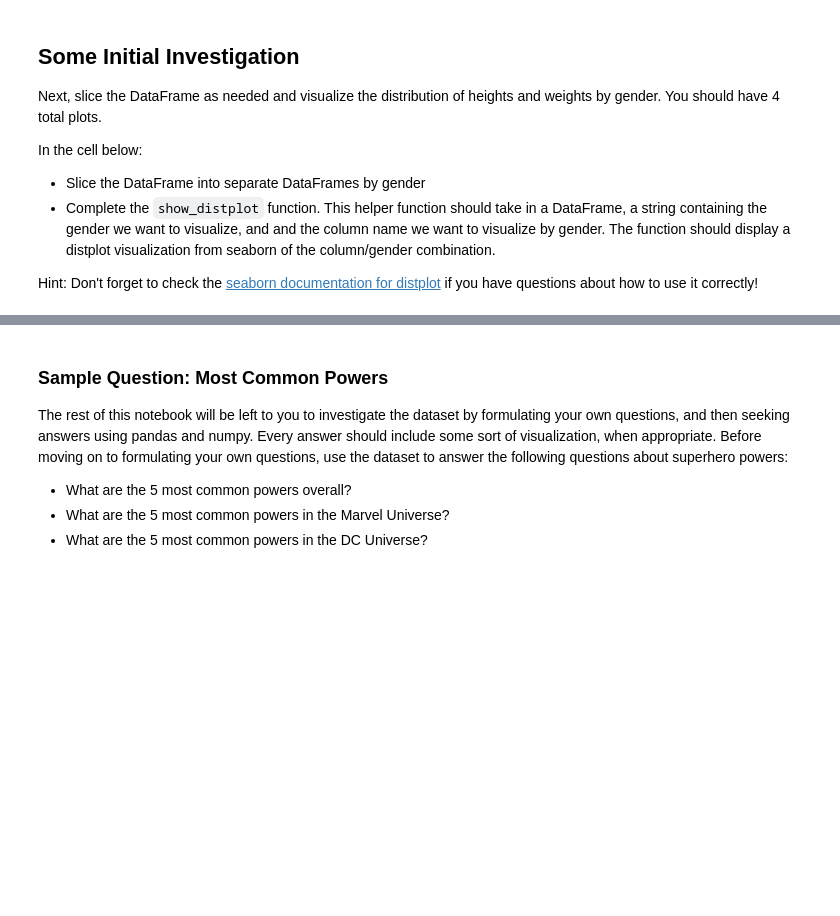
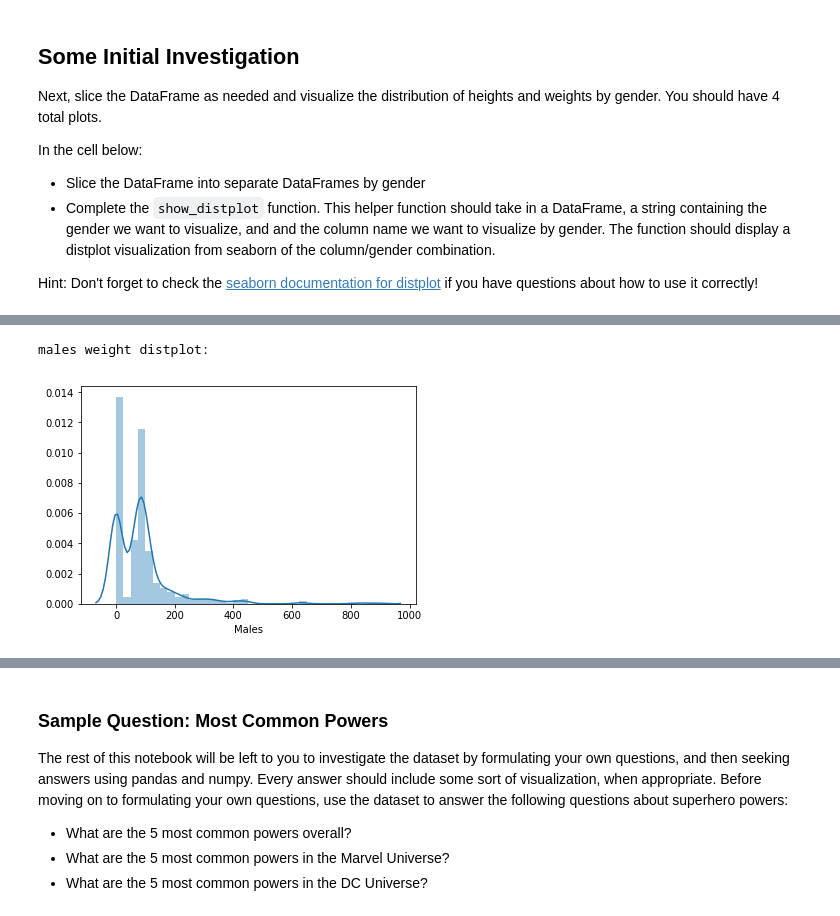
Before and after one commit to giorosati/dsc-1-04-13-project-data-cleaning-online-ds-ft-100118, a Jupyter notebook: index.ipynb, the cells around one changed output, grey strips where cells are left out. Drawn from its saved outputs; the diff is of its cells as text; code cells hidden in the pictures; blank space fills up the shorter version.

```diff
--- a/index.ipynb
+++ b/index.ipynb
@@ -297,2 +405,9 @@ def show_distplot(dataframe, gender, column_name):
+# %%
+# Male Weight
+print('males weight distplot:')
+show_distplot(males,'Males','Weight')
+# %% [output]
+males weight distplot:
+[figure, added]
 # %%
 # Female Height
```
Also changed, not shown: parts of 29 cells of this notebook.
